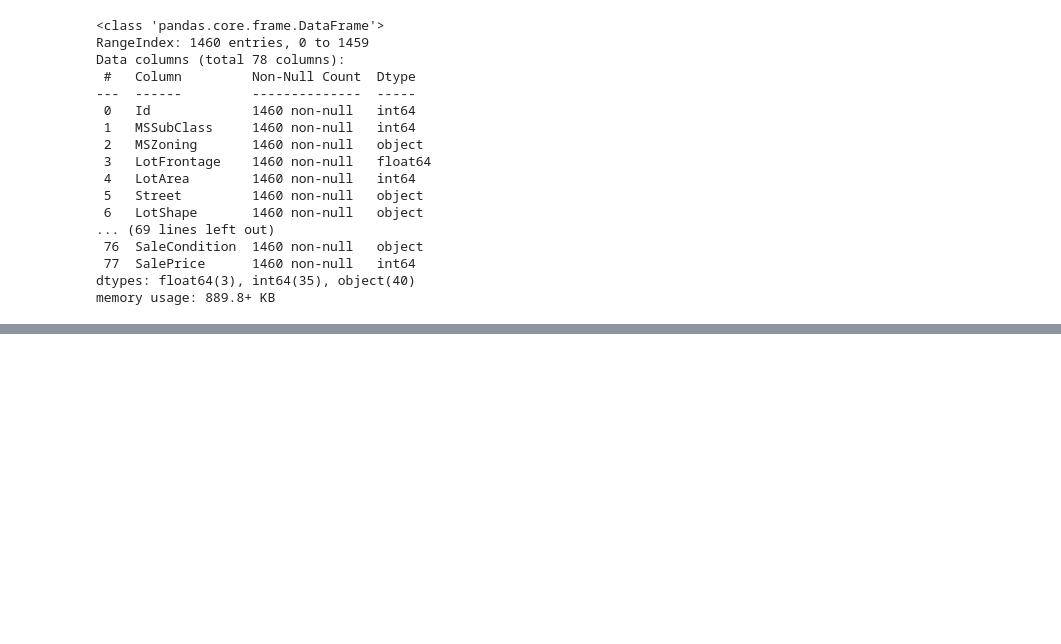
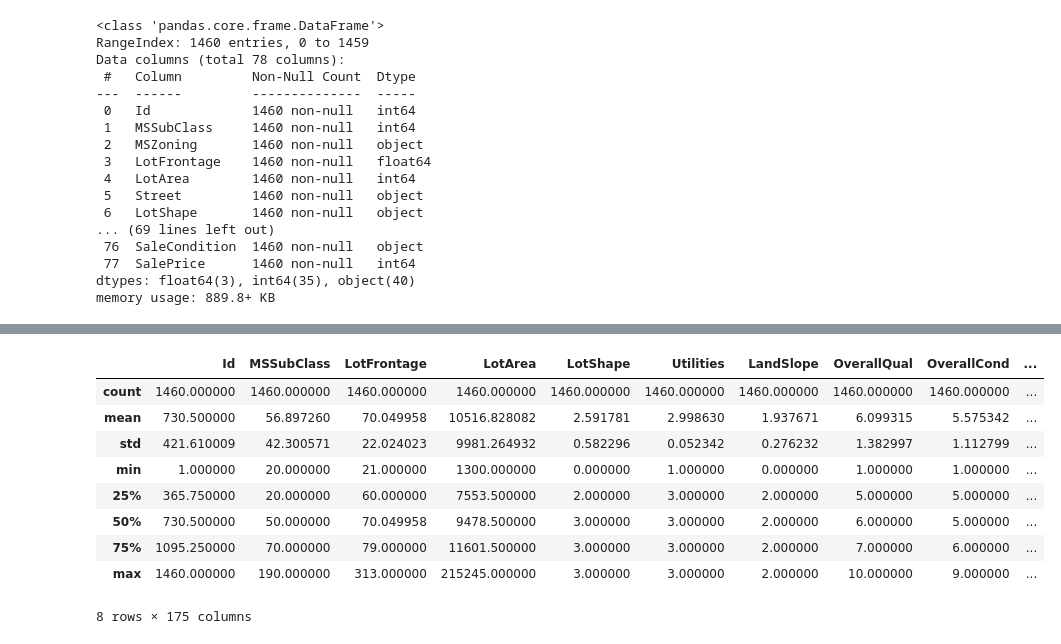
Before and after one commit to Ajblahblah-01/ML-Models, a Jupyter notebook: house_price_prediction.ipynb, the cells around one changed output, grey strips where cells are left out. Saved outputs shown, nothing was run; the diff lists cells and outputs as text; code cells hidden in the pictures; blank space fills up the shorter version.

```diff
--- a/house_price_prediction.ipynb
+++ b/house_price_prediction.ipynb
@@ -116,0 +193,30 @@ memory usage: 889.8+ KB
+# %%
+# 1. Combine Condition1 and Condition2
+conditions = pd.unique(df[['Condition1', 'Condition2']].values.ravel())
+for cond in conditions:
+    if cond != 'Norm': # Use Norm as the baseline
+        df[f'Condition_{cond}'] = ((df['Condition1'] == cond) | (df['Condition2'] == cond)).astype(int)
+
+# 2. Combine Exterior1st and Exterior2nd
+exteriors = pd.unique(df[['Exterior1st', 'Exterior2nd']].values.ravel())
+for ext in exteriors:
+    if pd.notna(ext):
+        df[f'Exterior_{ext}'] = ((df['Exterior1st'] == ext) | (df['Exterior2nd'] == ext)).astype(int)
+
+# List of other columns for standard one-hot encoding
+oh_cols = [
+    'MSZoning', 'Street', 'LandContour', 'LotConfig', 'Neighborhood',
+    'BldgType', 'HouseStyle', 'RoofStyle', 'RoofMatl', 'MasVnrType',
+    'Foundation', 'Heating', 'Electrical', 'GarageType', 'SaleType'
+]
+
+# Apply get_dummies and explicitly convert booleans to integers
+df = pd.get_dummies(df, columns=oh_cols, drop_first=True, dtype=int)
+
+# Drop the original overlapping columns that were combined manually
+df.drop(['Condition1', 'Condition2', 'Exterior1st', 'Exterior2nd'], axis=1, inplace=True)
+
+print(f"New shape after one-hot encoding: {df.shape}")
+# Show all columns in the display
+with pd.option_context('display.max_columns', None):
+    display(df.head())
@@ -116,0 +233,13 @@ memory usage: 889.8+ KB
+# %%
+df.describe()
+# %% [output]
+|  | Id | MSSubClass | LotFrontage | LotArea | LotShape | Utilities | LandSlope | OverallQual | OverallCond | ... |
+| count | 1460.000000 | 1460.000000 | 1460.000000 | 1460.000000 | 1460.000000 | 1460.000000 | 1460.000000 | 1460.000000 | 1460.000000 | ... |
+| mean | 730.500000 | 56.897260 | 70.049958 | 10516.828082 | 2.591781 | 2.998630 | 1.937671 | 6.099315 | 5.575342 | ... |
+| std | 421.610009 | 42.300571 | 22.024023 | 9981.264932 | 0.582296 | 0.052342 | 0.276232 | 1.382997 | 1.112799 | ... |
+| min | 1.000000 | 20.000000 | 21.000000 | 1300.000000 | 0.000000 | 1.000000 | 0.000000 | 1.000000 | 1.000000 | ... |
+| 25% | 365.750000 | 20.000000 | 60.000000 | 7553.500000 | 2.000000 | 3.000000 | 2.000000 | 5.000000 | 5.000000 | ... |
+| 50% | 730.500000 | 50.000000 | 70.049958 | 9478.500000 | 3.000000 | 3.000000 | 2.000000 | 6.000000 | 5.000000 | ... |
+| 75% | 1095.250000 | 70.000000 | 79.000000 | 11601.500000 | 3.000000 | 3.000000 | 2.000000 | 7.000000 | 6.000000 | ... |
+| max | 1460.000000 | 190.000000 | 313.000000 | 215245.000000 | 3.000000 | 3.000000 | 2.000000 | 10.000000 | 9.000000 | ... |
+8 rows × 175 columns
```
Also changed, not shown: parts of 11 cells of this notebook.
